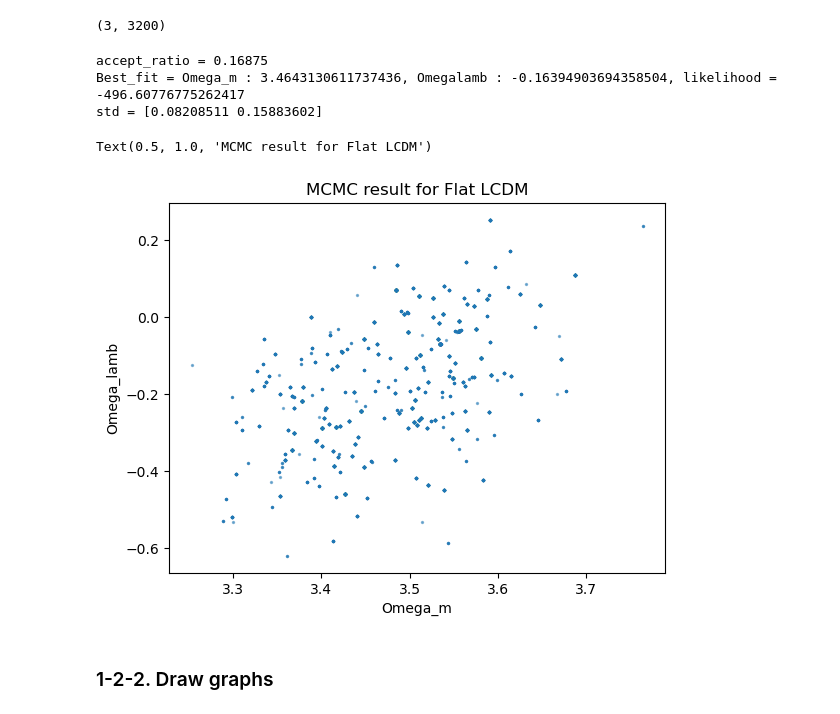
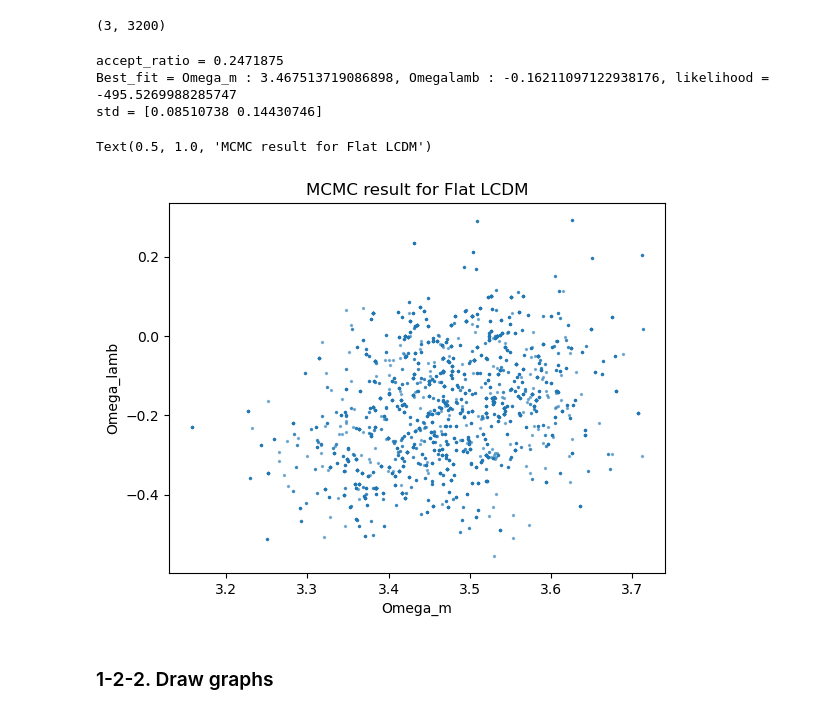
Before and after one commit to john1256/KASI_Ms, a Jupyter notebook: 2025/Field_research/Midterm_proj2_analmarg.ipynb, the cells around one changed output. Saved outputs shown, nothing was run; the diff lists cells and outputs as text; code cells hidden in the pictures.

```diff
--- a/2025/Field_research/Midterm_proj2_analmarg.ipynb
+++ b/2025/Field_research/Midterm_proj2_analmarg.ipynb
@@ -29,8 +29,8 @@ def run_mcmc_test(seed):
     normal_vec = np.array([0.0003])*10
     std = np.array([0])*0.1
     paraminit = np.array([0.9999742233029345]) + np.random.normal(0,std)
-    nstep = int(2e6)
-    return uf.MCMC(uf.Other_stuff_flat, paraminit, sndata, nstep, normal_vec, Prior1)
+    nstep = int(2e3)
+    return uf.MCMC(uf.Other_stuff_flat, paraminit, nstep, normal_vec, Prior1)
 # %%
 n_chain = 4
 with mp.Pool(processes=n_chain) as pool:
@@ -87,12 +109,12 @@ import multiprocess as mp
 # %%
 def run_mcmc_test(seed):
     np.random.seed(seed)
-    Prior2 = np.array([[0., -3.],[20, 1.]])
+    Prior2 = np.array([[0., -3.],[6.8, 1.]])
     std = np.array([0.7765663, 0.5880332])
-    normal_vec = np.array([1., 0.2])
+    normal_vec = np.array([1., 0.2])*0.35
     paraminit = np.array([3.1, 0. ]) + np.random.normal(0,std)
     nstep = int(1e3)
-    return uc.MCMC(uc.Other_stuff_curved, paraminit, sndata, nstep, normal_vec, Prior2)
+    return uc.MCMC(uc.Other_stuff_curved, paraminit, nstep, normal_vec, Prior2)
 
 
 n_chain = 4
@@ -105,22 +127,22 @@ MCMC_test.shape
 # %% [output]
 (3, 3200)
 # %%
-accept_ratio = np.unique(MCMC_test, axis=1).shape[0] / (1e3*4)
+accept_ratio = np.unique(MCMC_test, axis=1).shape[1] / MCMC_test.shape[1]
 Best_fit = MCMC_test[:,np.argmax(MCMC_test[-1])]
 std = np.std(MCMC_test[0:2], axis=1)
 print(f'accept_ratio = {accept_ratio}')
 print(f'Best_fit = Omega_m : {Best_fit[0]}, Omegalamb : {Best_fit[1]}, likelihood = {Best_fit[-1]}')
 print(f'std = {std}')
 plt.scatter(MCMC_test[0], MCMC_test[1], s=2, alpha=0.5)
 plt.xlabel('Omega_m')
 plt.ylabel('Omega_lamb')
 plt.title('MCMC result for Flat LCDM')
 # %% [output]
-accept_ratio = 0.16875
-Best_fit = Omega_m : 3.4643130611737436, Omegalamb : -0.16394903694358504, likelihood = -496.60776775262417
-std = [0.08208511 0.15883602]
+accept_ratio = 0.2471875
+Best_fit = Omega_m : 3.467513719086898, Omegalamb : -0.16211097122938176, likelihood = -495.5269988285747
+std = [0.08510738 0.14430746]
 Text(0.5, 1.0, 'MCMC result for Flat LCDM')
-[figure, old version]
+[figure, new version]
 # %% [markdown]
 ###  1-2-2. Draw graphs
 # %%
```
Also changed, not shown: parts of 13 cells of this notebook, 39 other files.
